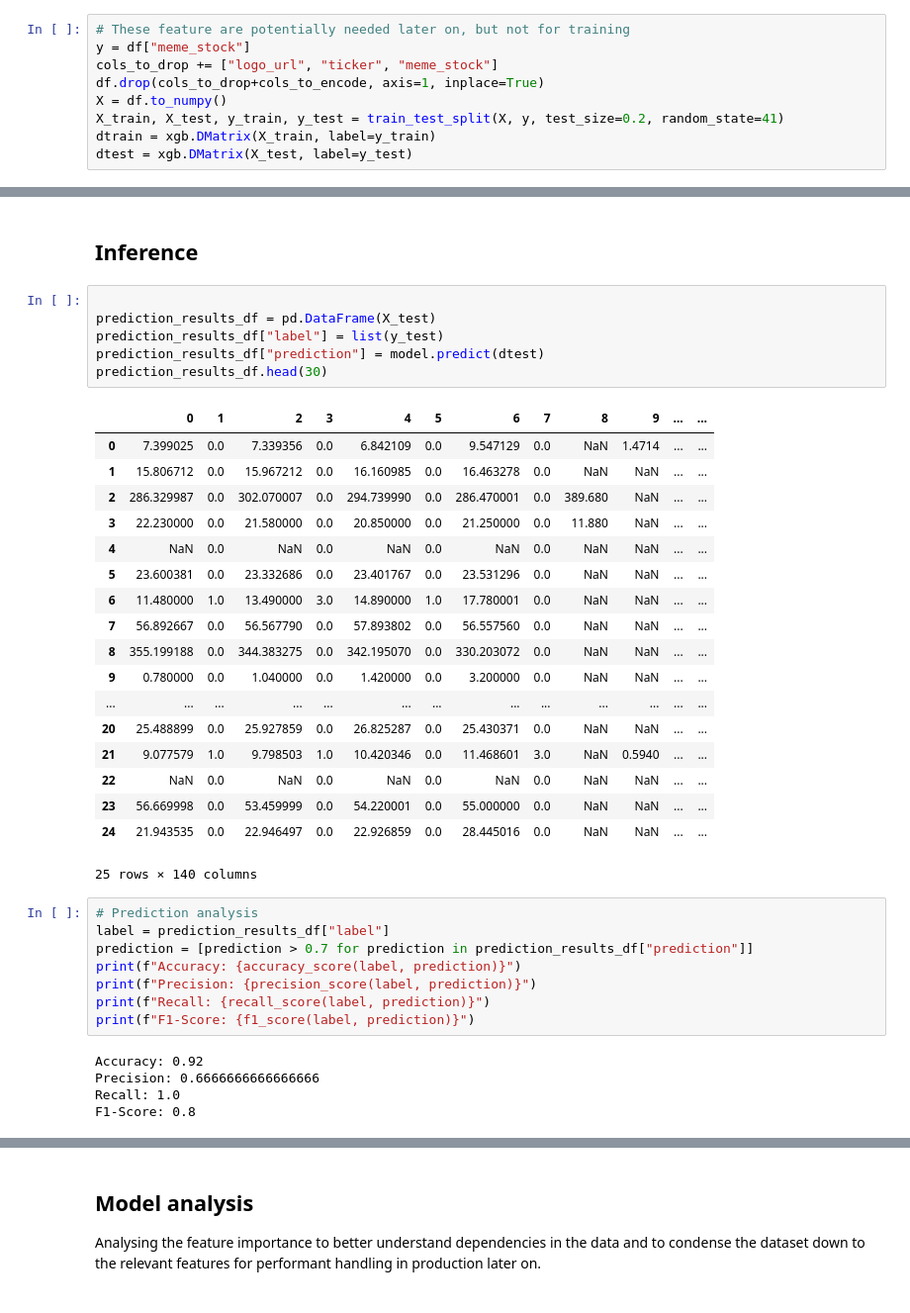
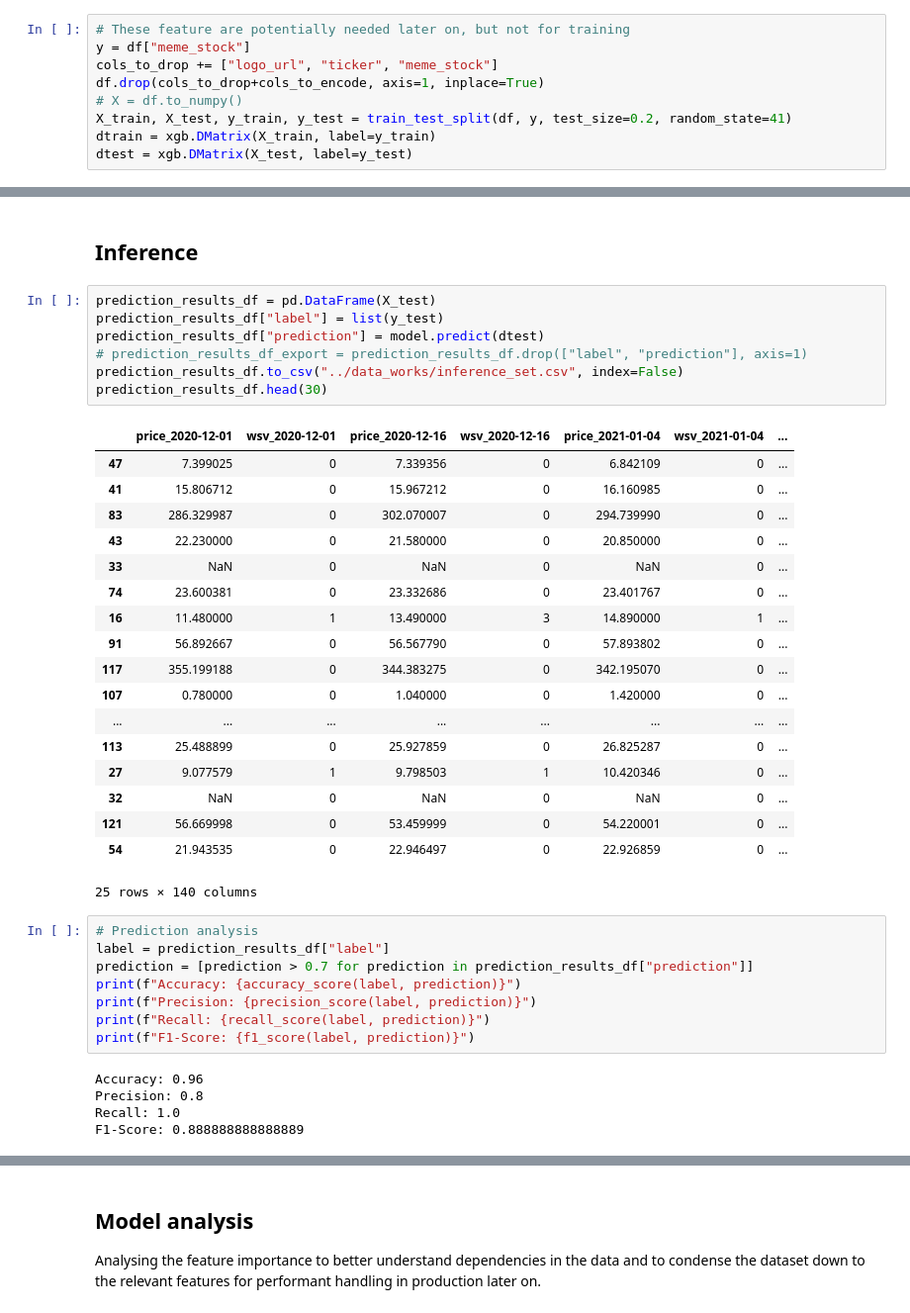
Before and after one commit to adavidho/Stonkscast, a Jupyter notebook: modelling/training.ipynb, the cells around one changed output, grey strips where cells are left out. Shown: that part at 99% size. Drawn from its saved outputs; the diff is of its cells as text.

```diff
--- a/modelling/training.ipynb
+++ b/modelling/training.ipynb
@@ -35,8 +36,8 @@ df = pd.concat([df, dummies], axis=1)
 y = df["meme_stock"]
 cols_to_drop += ["logo_url", "ticker", "meme_stock"]
 df.drop(cols_to_drop+cols_to_encode, axis=1, inplace=True)
-X = df.to_numpy()
-X_train, X_test, y_train, y_test = train_test_split(X, y, test_size=0.2, random_state=41)
+# X = df.to_numpy()
+X_train, X_test, y_train, y_test = train_test_split(df, y, test_size=0.2, random_state=41)
 dtrain = xgb.DMatrix(X_train, label=y_train)
 dtest = xgb.DMatrix(X_test, label=y_test)
 # %% [markdown]
@@ -139,29 +148,30 @@ model = xgb.train(best_params, dtrain, 10, evallist, evals_result=evals_result)
 # %% [markdown]
 ## Inference
 # %%
-
 prediction_results_df = pd.DataFrame(X_test)
 prediction_results_df["label"] = list(y_test)
 prediction_results_df["prediction"] = model.predict(dtest)
+# prediction_results_df_export = prediction_results_df.drop(["label", "prediction"], axis=1)
+prediction_results_df.to_csv("../data_works/inference_set.csv", index=False)
 prediction_results_df.head(30)
 # %% [output]
-|  | 0 | 1 | 2 | 3 | 4 | 5 | 6 | 7 | 8 | 9 | ... | ... |
-| 0 | 7.399025 | 0.0 | 7.339356 | 0.0 | 6.842109 | 0.0 | 9.547129 | 0.0 | NaN | 1.4714 | ... | ... |
-| 1 | 15.806712 | 0.0 | 15.967212 | 0.0 | 16.160985 | 0.0 | 16.463278 | 0.0 | NaN | NaN | ... | ... |
-| 2 | 286.329987 | 0.0 | 302.070007 | 0.0 | 294.739990 | 0.0 | 286.470001 | 0.0 | 389.680 | NaN | ... | ... |
-| 3 | 22.230000 | 0.0 | 21.580000 | 0.0 | 20.850000 | 0.0 | 21.250000 | 0.0 | 11.880 | NaN | ... | ... |
-| 4 | NaN | 0.0 | NaN | 0.0 | NaN | 0.0 | NaN | 0.0 | NaN | NaN | ... | ... |
-| 5 | 23.600381 | 0.0 | 23.332686 | 0.0 | 23.401767 | 0.0 | 23.531296 | 0.0 | NaN | NaN | ... | ... |
-| 6 | 11.480000 | 1.0 | 13.490000 | 3.0 | 14.890000 | 1.0 | 17.780001 | 0.0 | NaN | NaN | ... | ... |
-| 7 | 56.892667 | 0.0 | 56.567790 | 0.0 | 57.893802 | 0.0 | 56.557560 | 0.0 | NaN | NaN | ... | ... |
-| 8 | 355.199188 | 0.0 | 344.383275 | 0.0 | 342.195070 | 0.0 | 330.203072 | 0.0 | NaN | NaN | ... | ... |
-| 9 | 0.780000 | 0.0 | 1.040000 | 0.0 | 1.420000 | 0.0 | 3.200000 | 0.0 | NaN | NaN | ... | ... |
-| ... | ... | ... | ... | ... | ... | ... | ... | ... | ... | ... | ... | ... |
-| 20 | 25.488899 | 0.0 | 25.927859 | 0.0 | 26.825287 | 0.0 | 25.430371 | 0.0 | NaN | NaN | ... | ... |
-| 21 | 9.077579 | 1.0 | 9.798503 | 1.0 | 10.420346 | 0.0 | 11.468601 | 3.0 | NaN | 0.5940 | ... | ... |
-| 22 | NaN | 0.0 | NaN | 0.0 | NaN | 0.0 | NaN | 0.0 | NaN | NaN | ... | ... |
-| 23 | 56.669998 | 0.0 | 53.459999 | 0.0 | 54.220001 | 0.0 | 55.000000 | 0.0 | NaN | NaN | ... | ... |
-| 24 | 21.943535 | 0.0 | 22.946497 | 0.0 | 22.926859 | 0.0 | 28.445016 | 0.0 | NaN | NaN | ... | ... |
+|  | price_2020-12-01 | wsv_2020-12-01 | price_2020-12-16 | wsv_2020-12-16 | price_2021-01-04 | wsv_2021-01-04 | ... |
+| 47 | 7.399025 | 0 | 7.339356 | 0 | 6.842109 | 0 | ... |
+| 41 | 15.806712 | 0 | 15.967212 | 0 | 16.160985 | 0 | ... |
+| 83 | 286.329987 | 0 | 302.070007 | 0 | 294.739990 | 0 | ... |
+| 43 | 22.230000 | 0 | 21.580000 | 0 | 20.850000 | 0 | ... |
+| 33 | NaN | 0 | NaN | 0 | NaN | 0 | ... |
+| 74 | 23.600381 | 0 | 23.332686 | 0 | 23.401767 | 0 | ... |
+| 16 | 11.480000 | 1 | 13.490000 | 3 | 14.890000 | 1 | ... |
+| 91 | 56.892667 | 0 | 56.567790 | 0 | 57.893802 | 0 | ... |
+| 117 | 355.199188 | 0 | 344.383275 | 0 | 342.195070 | 0 | ... |
+| 107 | 0.780000 | 0 | 1.040000 | 0 | 1.420000 | 0 | ... |
+| ... | ... | ... | ... | ... | ... | ... | ... |
+| 113 | 25.488899 | 0 | 25.927859 | 0 | 26.825287 | 0 | ... |
+| 27 | 9.077579 | 1 | 9.798503 | 1 | 10.420346 | 0 | ... |
+| 32 | NaN | 0 | NaN | 0 | NaN | 0 | ... |
+| 121 | 56.669998 | 0 | 53.459999 | 0 | 54.220001 | 0 | ... |
+| 54 | 21.943535 | 0 | 22.946497 | 0 | 22.926859 | 0 | ... |
 25 rows × 140 columns
 # %%
 # Prediction analysis
@@ -172,7 +182,7 @@ print(f"Precision: {precision_score(label, prediction)}")
 print(f"Recall: {recall_score(label, prediction)}")
 print(f"F1-Score: {f1_score(label, prediction)}")
 # %% [output]
-Accuracy: 0.92
-Precision: 0.6666666666666666
+Accuracy: 0.96
+Precision: 0.8
 Recall: 1.0
-F1-Score: 0.8
+F1-Score: 0.888888888888889
```
Also changed, not shown: parts of 8 cells of this notebook.
